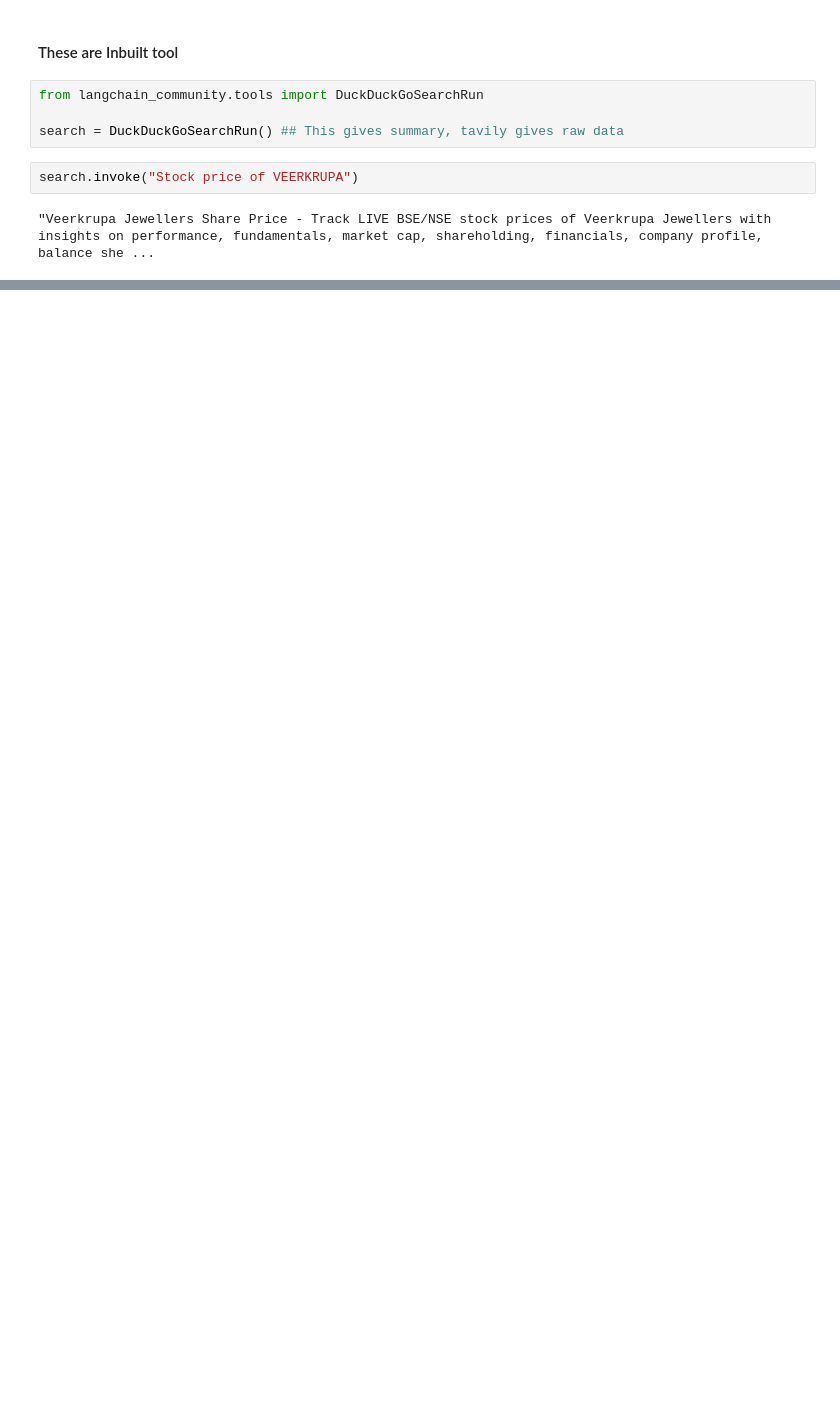
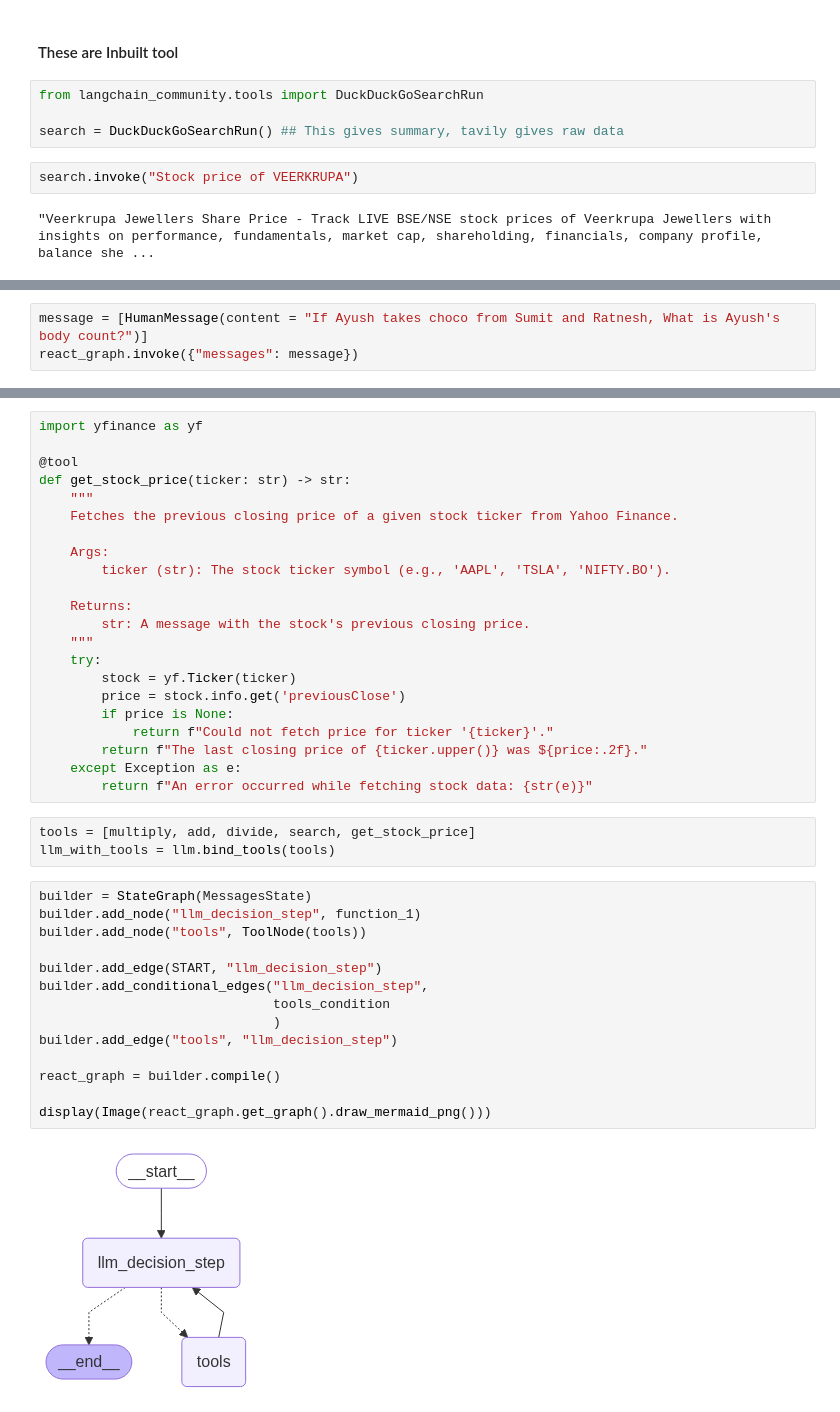
Before and after one commit to sumitatwork/KNA_AgenticAI, a Jupyter notebook: langgraph/langgraph_4.ipynb, the cells around one changed output, grey strips where cells are left out. Saved outputs shown, nothing was run; the diff lists cells and outputs as text; blank space fills up the shorter version.

```diff
--- a/langgraph/langgraph_4.ipynb
+++ b/langgraph/langgraph_4.ipynb
@@ -85,0 +163,3 @@ RunnableBinding(bound=ChatGroq(client=<groq.resources.chat.completions.Completio
+# %%
+message = [HumanMessage(content = "If Ayush takes choco from Sumit and Ratnesh, What is Ayush's body count?")]
+react_graph.invoke({"messages": message})
@@ -85,0 +179,41 @@ RunnableBinding(bound=ChatGroq(client=<groq.resources.chat.completions.Completio
+# %%
+import yfinance as yf
+
+@tool
+def get_stock_price(ticker: str) -> str:
+    """
+    Fetches the previous closing price of a given stock ticker from Yahoo Finance.
+
+    Args:
+        ticker (str): The stock ticker symbol (e.g., 'AAPL', 'TSLA', 'NIFTY.BO').
+
+    Returns:
+        str: A message with the stock's previous closing price.
+    """
+    try:
+        stock = yf.Ticker(ticker)
+        price = stock.info.get('previousClose')
+        if price is None:
+            return f"Could not fetch price for ticker '{ticker}'."
+        return f"The last closing price of {ticker.upper()} was ${price:.2f}."
+    except Exception as e:
+        return f"An error occurred while fetching stock data: {str(e)}"
+# %%
+tools = [multiply, add, divide, search, get_stock_price]
+llm_with_tools = llm.bind_tools(tools)
+# %%
+builder = StateGraph(MessagesState)
+builder.add_node("llm_decision_step", function_1)
+builder.add_node("tools", ToolNode(tools))
+
+builder.add_edge(START, "llm_decision_step")
+builder.add_conditional_edges("llm_decision_step",
+                              tools_condition
+                              )
+builder.add_edge("tools", "llm_decision_step")
+
+react_graph = builder.compile()
+
+display(Image(react_graph.get_graph().draw_mermaid_png()))
+# %% [output]
+[figure, added]
```
Also changed, not shown: parts of 18 cells of this notebook.
